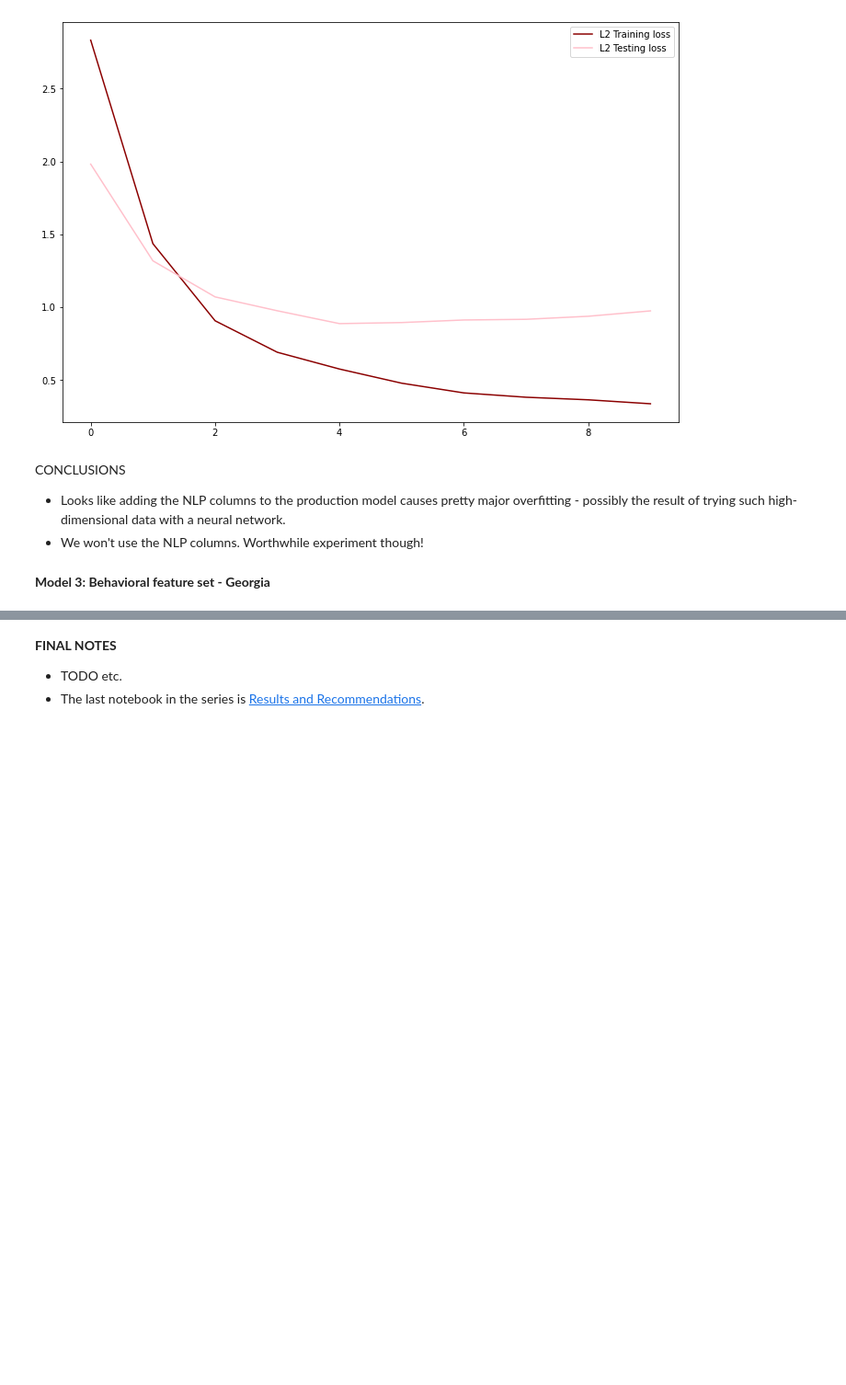
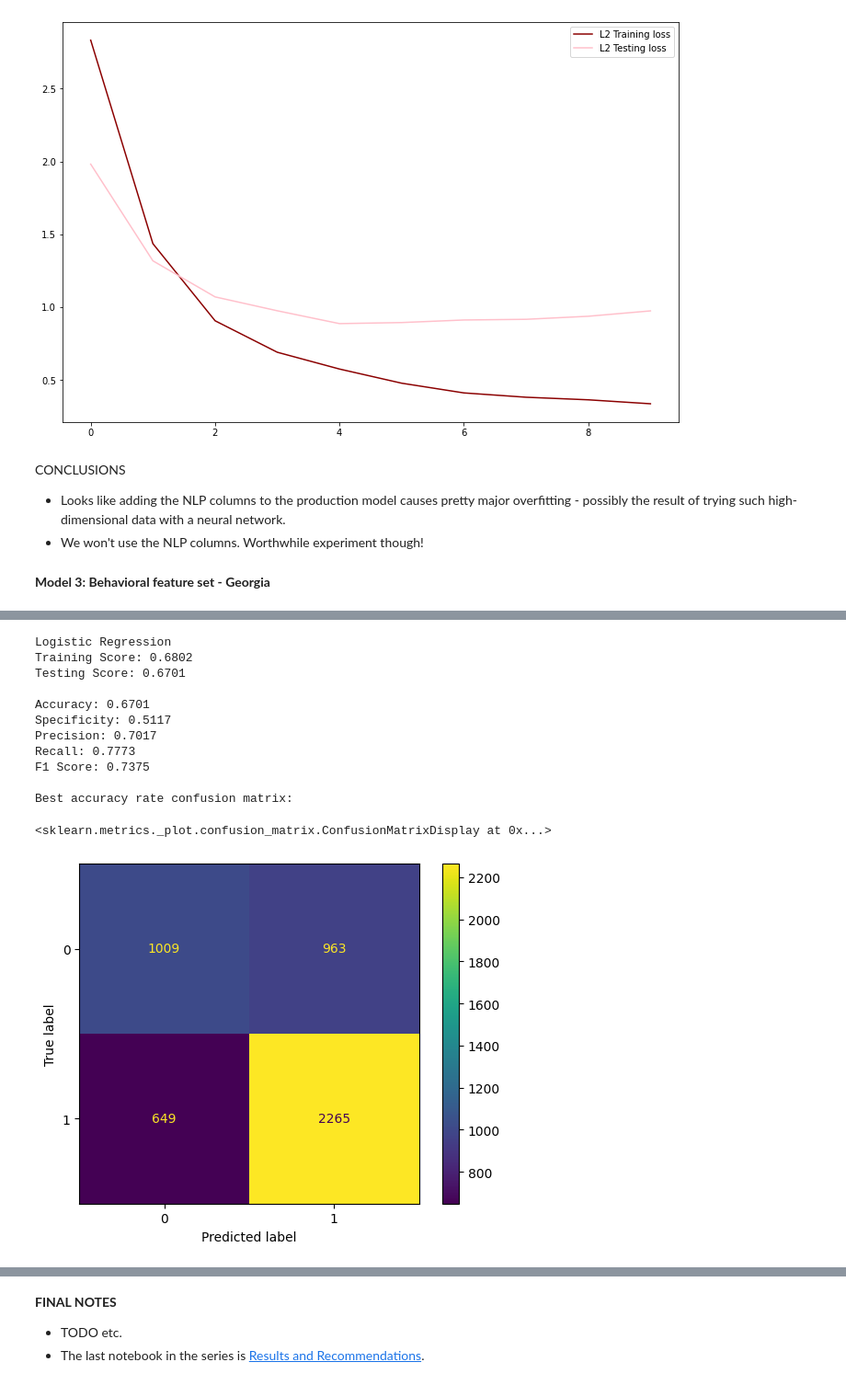
Before and after one commit to ga-dsi-822-group4/recidivism, a Jupyter notebook: notebooks/03a_experiments.ipynb, the cells around one changed output, grey strips where cells are left out. Shown at 92% size. Drawn from its saved outputs; the diff is of its cells as text; code cells hidden in the pictures; blank space fills up the shorter version.

```diff
--- a/notebooks/03a_experiments.ipynb
+++ b/notebooks/03a_experiments.ipynb
@@ -180,0 +294,18 @@ CONCLUSIONS
+# %%
+lr = LogisticRegression(random_state=42)
+
+model_expers(lr, 'Logistic Regression')
+# %% [output]
+Logistic Regression
+Training Score: 0.6802
+Testing Score: 0.6701
+
+Accuracy: 0.6701
+Specificity: 0.5117
+Precision: 0.7017
+Recall: 0.7773
+F1 Score: 0.7375
+
+Best accuracy rate confusion matrix:
+<sklearn.metrics._plot.confusion_matrix.ConfusionMatrixDisplay at 0x...>
+[figure, added]
```
Also changed, not shown: parts of 17 cells of this notebook, 9 other files.
